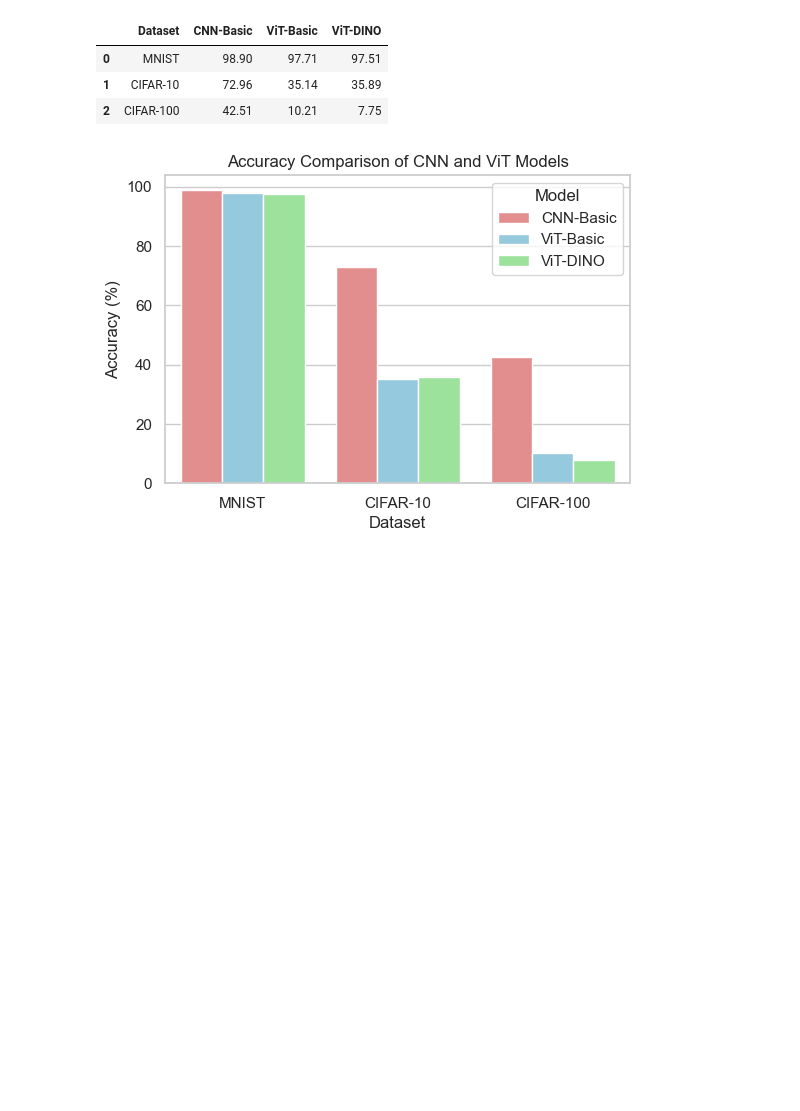
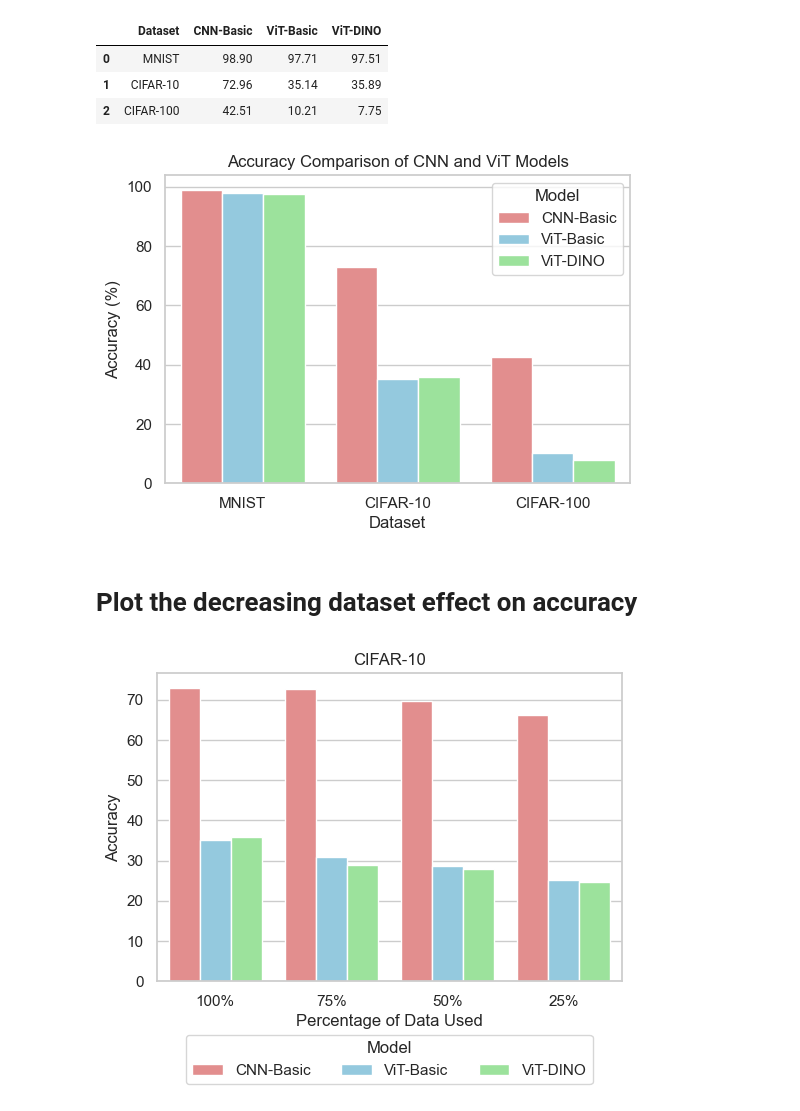
Before and after one commit to pressi-g/pytorch-vit, a Jupyter notebook: notebooks/accuracy_plots.ipynb, the cells around one changed output. Cells and saved outputs as stored; diff of their text form; code cells hidden in the pictures; blank space fills up the shorter version.

Commit message:
add the accuracy plots comparisons

```diff
--- a/notebooks/accuracy_plots.ipynb
+++ b/notebooks/accuracy_plots.ipynb
@@ -44,3 +42,66 @@ plt.legend(title='Model', loc='upper right')
 plt.savefig("../notebooks/plots/full_accuracy_plots.pdf", format="pdf")
 # %% [output]
 [figure]
+# %% [markdown]
+# Plot the decreasing dataset effect on accuracy
+# %%
+# Create the dataframes
+df_100_percent = {
+    'Dataset': ['MNIST', 'CIFAR-10', 'CIFAR-100'],
+    'CNN-Basic': [98.90, 72.96, 42.51],
+    'ViT-Basic': [97.71, 35.14, 10.21],
+    'ViT-DINO': [97.51,  35.89, 7.75],
+}
+
+df_25_percent = {
+    'Dataset': ['MNIST', 'CIFAR-10', 'CIFAR-100'],
+    'CNN-Basic': [98.72, 66.16, 30.00],
+    'ViT-Basic': [96.16, 25.28, 3.48],
+    'ViT-DINO': [94.12,  24.72, 3.44],
+}
+
+df_50_percent = {
+    'Dataset': ['MNIST', 'CIFAR-10', 'CIFAR-100'],
+    'CNN-Basic': [98.88, 69.64, 34.90],
+    'ViT-Basic': [96.72, 28.64, 5.54],
+    'ViT-DINO': [96.58, 27.94, 4.44],
+}
+
+df_75_percent = {
+    'Dataset': ['MNIST', 'CIFAR-10', 'CIFAR-100'],
+    'CNN-Basic': [99.19, 72.64, 39.71],
+    'ViT-Basic': [97.40, 31.04, 7.47],
+    'ViT-DINO': [96.53, 29.05, 5.76],
+}
+
+
+# Convert each dictionary to DataFrame
+df_100 = pd.DataFrame(df_100_percent)
+df_75 = pd.DataFrame(df_75_percent)
+df_50 = pd.DataFrame(df_50_percent)
+df_25 = pd.DataFrame(df_25_percent)
+
+# Add a 'Percentage of Data Used' column
+df_100['Percentage of Data Used'] = '100%'
+df_75['Percentage of Data Used'] = '75%'
+df_50['Percentage of Data Used'] = '50%'
+df_25['Percentage of Data Used'] = '25%'
+
+# Combine all these dataframes into one
+df_combined = pd.concat([df_100, df_75, df_50, df_25])
+
+# Melt the DataFrame to long format for easier plotting with seaborn
+df_melted = df_combined.melt(id_vars=['Dataset', 'Percentage of Data Used'], value_vars=['CNN-Basic', 'ViT-Basic', 'ViT-DINO'], var_name='Model', value_name='Accuracy')
+
+# Filter data for CIFAR-10
+df_cifar10 = df_melted[df_melted['Dataset'] == 'CIFAR-10']
+
+# Plot
+plt.figure(figsize=(6,4))
+sns.barplot(x='Percentage of Data Used', y='Accuracy', hue='Model', data=df_cifar10, palette={"CNN-Basic": "lightcoral", "ViT-Basic": "skyblue", "ViT-DINO": "lightgreen"})
+plt.title('CIFAR-10')
+# Position the legend at the bottom
+plt.legend(title='Model', loc='upper center', bbox_to_anchor=(0.5, -0.15), ncol=3)
+plt.show()
+# %% [output]
+[figure, added]
```
Also changed, not shown: parts of 4 cells of this notebook.
